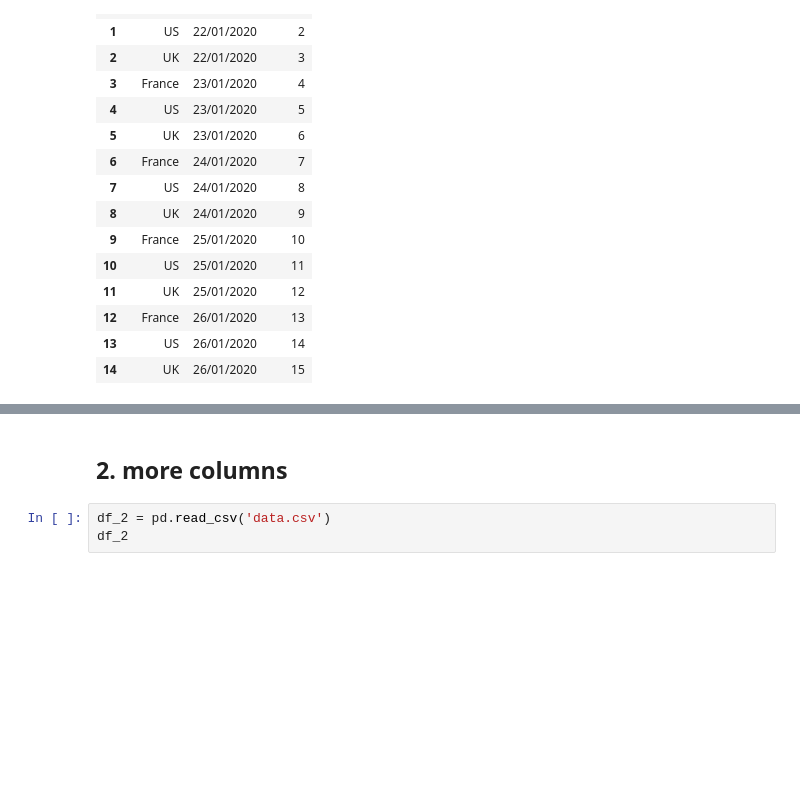
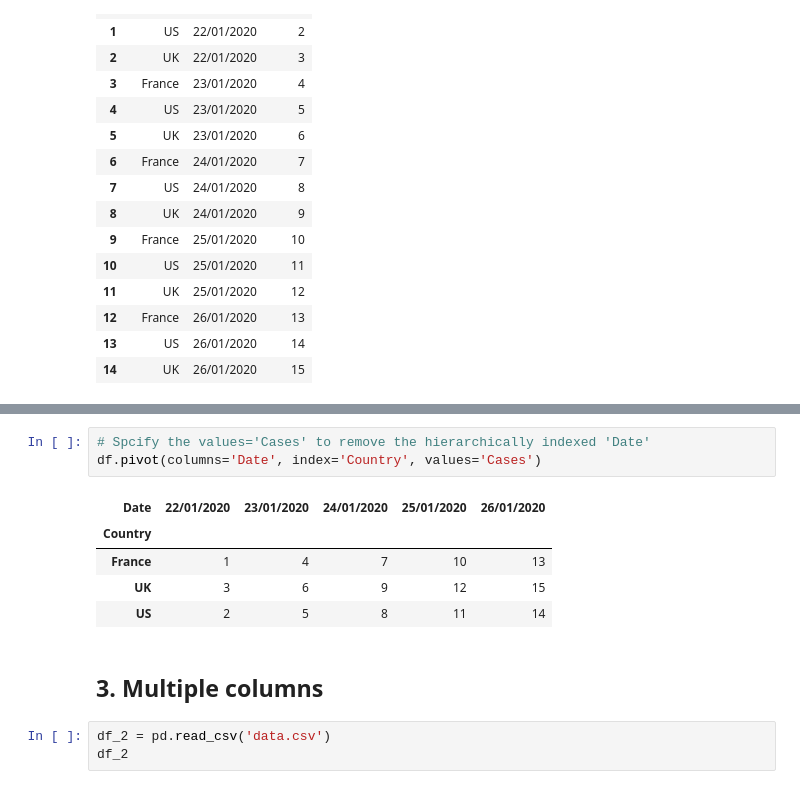
Before and after one commit to BindiChen/machine-learning, a Jupyter notebook: data-analysis/049-pandas-pivot/pivot.ipynb, the cells around one changed output, grey strips where cells are left out. Saved outputs shown, nothing was run; the diff lists cells and outputs as text; blank space fills up the shorter version.

```diff
--- a/data-analysis/049-pandas-pivot/pivot.ipynb
+++ b/data-analysis/049-pandas-pivot/pivot.ipynb
@@ -96,5 +78,14 @@ df.pivot(columns='Date', index='Country')
+# %%
+# Spcify the values='Cases' to remove the hierarchically indexed 'Date'
+df.pivot(columns='Date', index='Country', values='Cases')
+# %% [output]
+| Date | 22/01/2020 | 23/01/2020 | 24/01/2020 | 25/01/2020 | 26/01/2020 |
+| Country |  |  |  |  |  |
+| France | 1 | 4 | 7 | 10 | 13 |
+| UK | 3 | 6 | 9 | 12 | 15 |
+| US | 2 | 5 | 8 | 11 | 14 |
 # %% [markdown]
-## 2. more columns
+## 3. Multiple columns
 # %%
 df_2 = pd.read_csv('data.csv')
 df_2
```
Also changed, not shown: parts of 15 cells of this notebook.
